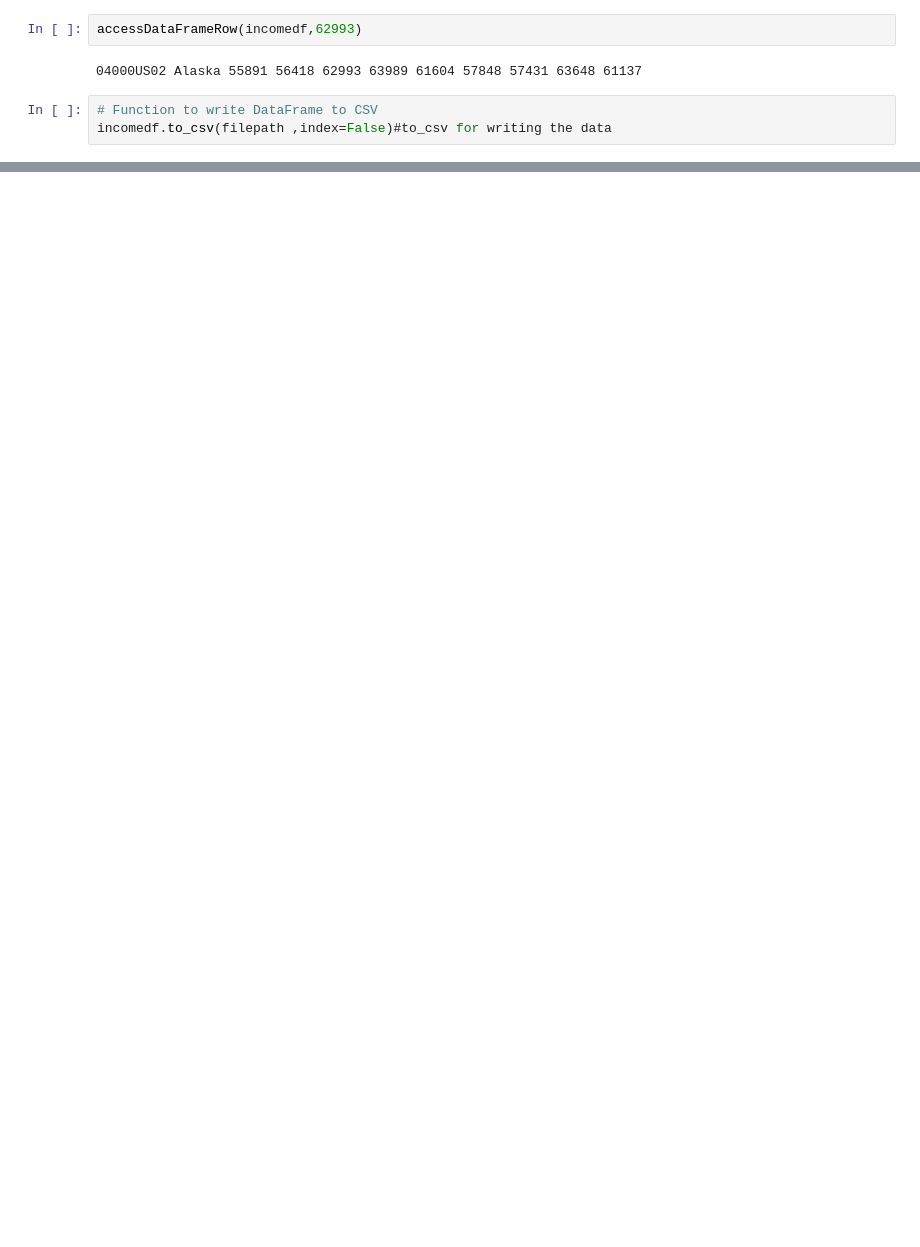
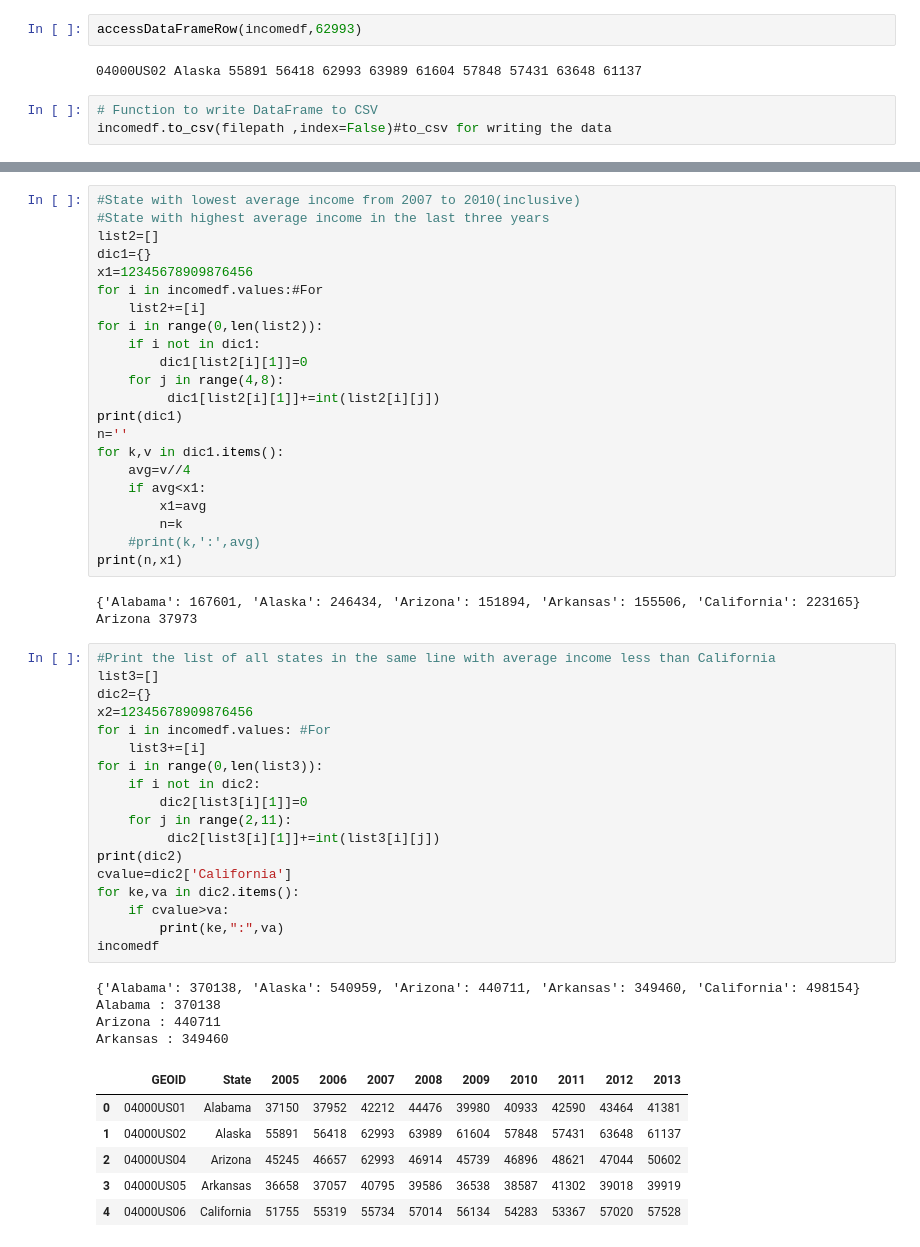
Before and after one commit to Muneiahtellakula/python-basic-level2, a Jupyter notebook: 30th June 2019.ipynb, the cells around one changed output, grey strips where cells are left out. Saved outputs shown, nothing was run; the diff lists cells and outputs as text; blank space fills up the shorter version.

```diff
--- a/30th June 2019.ipynb
+++ b/30th June 2019.ipynb
@@ -143,0 +205,54 @@ incomedf
+# %%
+#State with lowest average income from 2007 to 2010(inclusive)
+#State with highest average income in the last three years
+list2=[]
+dic1={}
+x1=12345678909876456
+for i in incomedf.values:#For
+    list2+=[i]
+for i in range(0,len(list2)):
+    if i not in dic1:
+        dic1[list2[i][1]]=0
+    for j in range(4,8):
+         dic1[list2[i][1]]+=int(list2[i][j])
+print(dic1)
+n=''
+for k,v in dic1.items():
+    avg=v//4
+    if avg<x1:
+        x1=avg
+        n=k
+    #print(k,':',avg)
+print(n,x1)
+# %% [output]
+{'Alabama': 167601, 'Alaska': 246434, 'Arizona': 151894, 'Arkansas': 155506, 'California': 223165}
+Arizona 37973
+# %%
+#Print the list of all states in the same line with average income less than California
+list3=[]
+dic2={}
+x2=12345678909876456
+for i in incomedf.values: #For
+    list3+=[i]
+for i in range(0,len(list3)):
+    if i not in dic2:
+        dic2[list3[i][1]]=0
+    for j in range(2,11):
+         dic2[list3[i][1]]+=int(list3[i][j])
+print(dic2)
+cvalue=dic2['California']
+for ke,va in dic2.items():
+    if cvalue>va:
+        print(ke,":",va)
+incomedf
+# %% [output]
+{'Alabama': 370138, 'Alaska': 540959, 'Arizona': 440711, 'Arkansas': 349460, 'California': 498154}
+Alabama : 370138
+Arizona : 440711
+Arkansas : 349460
+|  | GEOID | State | 2005 | 2006 | 2007 | 2008 | 2009 | 2010 | 2011 | 2012 | 2013 |
+| 0 | 04000US01 | Alabama | 37150 | 37952 | 42212 | 44476 | 39980 | 40933 | 42590 | 43464 | 41381 |
+| 1 | 04000US02 | Alaska | 55891 | 56418 | 62993 | 63989 | 61604 | 57848 | 57431 | 63648 | 61137 |
+| 2 | 04000US04 | Arizona | 45245 | 46657 | 62993 | 46914 | 45739 | 46896 | 48621 | 47044 | 50602 |
+| 3 | 04000US05 | Arkansas | 36658 | 37057 | 40795 | 39586 | 36538 | 38587 | 41302 | 39018 | 39919 |
+| 4 | 04000US06 | California | 51755 | 55319 | 55734 | 57014 | 56134 | 54283 | 53367 | 57020 | 57528 |
```
Also changed, not shown: parts of 14 cells of this notebook, 24 other files.
